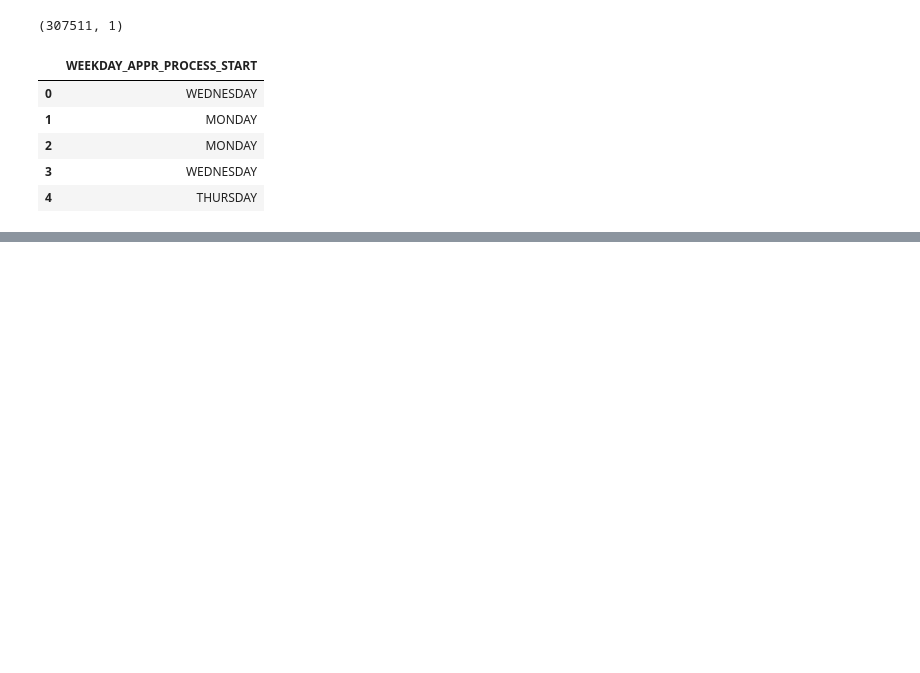
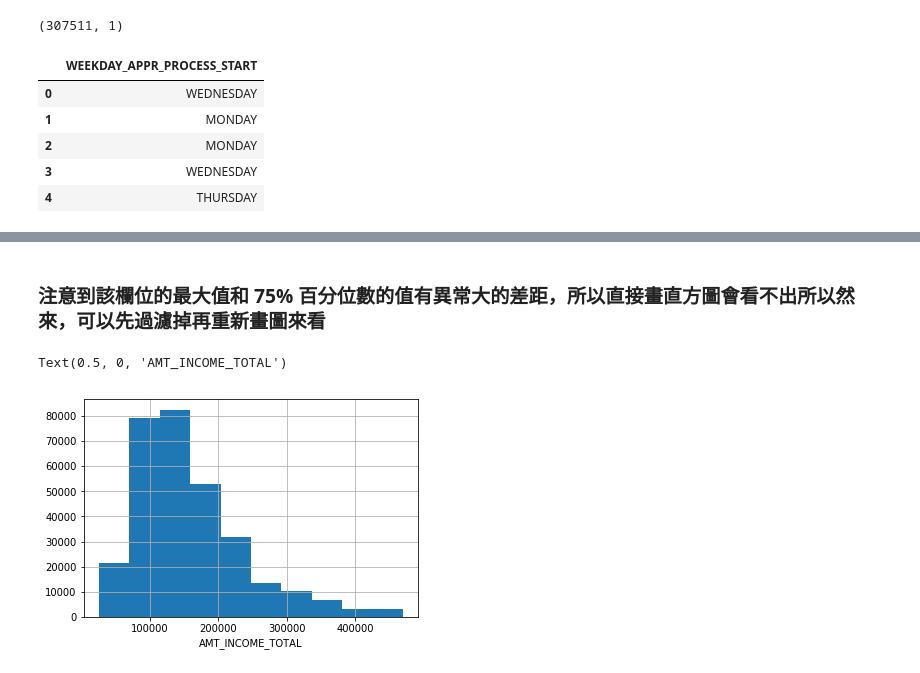
Before and after one commit to zzo30802/3rd-ML100Days, a Jupyter notebook: homework/ML_100Days_note.ipynb, the cells around one changed output, grey strips where cells are left out. Drawn from its saved outputs; the diff is of its cells as text; code cells hidden in the pictures; blank space fills up the shorter version.

```diff
--- a/homework/ML_100Days_note.ipynb
+++ b/homework/ML_100Days_note.ipynb
@@ -316,0 +532,22 @@ sub_train.head()
+# %% [markdown]
+### 注意到該欄位的最大值和 75% 百分位數的值有異常大的差距，所以直接畫直方圖會看不出所以然來，可以先過濾掉再重新畫圖來看
+# %%
+# 下面這一行看不懂
+'''
+app_train['AMT_INCOME_TOTAL'] < app_train['AMT_INCOME_TOTAL'].quantile(0.99)
+=> 這一段在比較 AMT_INCOME_TOTAL 欄位是否小於 99 分位數，會是一個 Ture/False 的 Series
+
+app_train.loc[ ... ]
+=> 這一段把上面那個 Ture/False 的 Series 當成條件，會選出 AMT_INCOME_TOTAL 欄位是否小於 99 分位數 的資料
+
+app_train.loc[ ... ]['AMT_INCOME_TOTAL']
+=> 從符合條件的資料中，取出 AMT_INCOME_TOTAL 欄位
+
+app_train.loc[ ... ]['AMT_INCOME_TOTAL'].hist()
+=> 畫成長條圖
+'''
+app_train.loc[app_train['AMT_INCOME_TOTAL']<app_train['AMT_INCOME_TOTAL'].quantile(0.99)]['AMT_INCOME_TOTAL'].hist()
+plt.xlabel('AMT_INCOME_TOTAL')
+# %% [output]
+Text(0.5, 0, 'AMT_INCOME_TOTAL')
+[figure, added]
```
Also changed, not shown: parts of 17 cells of this notebook.
